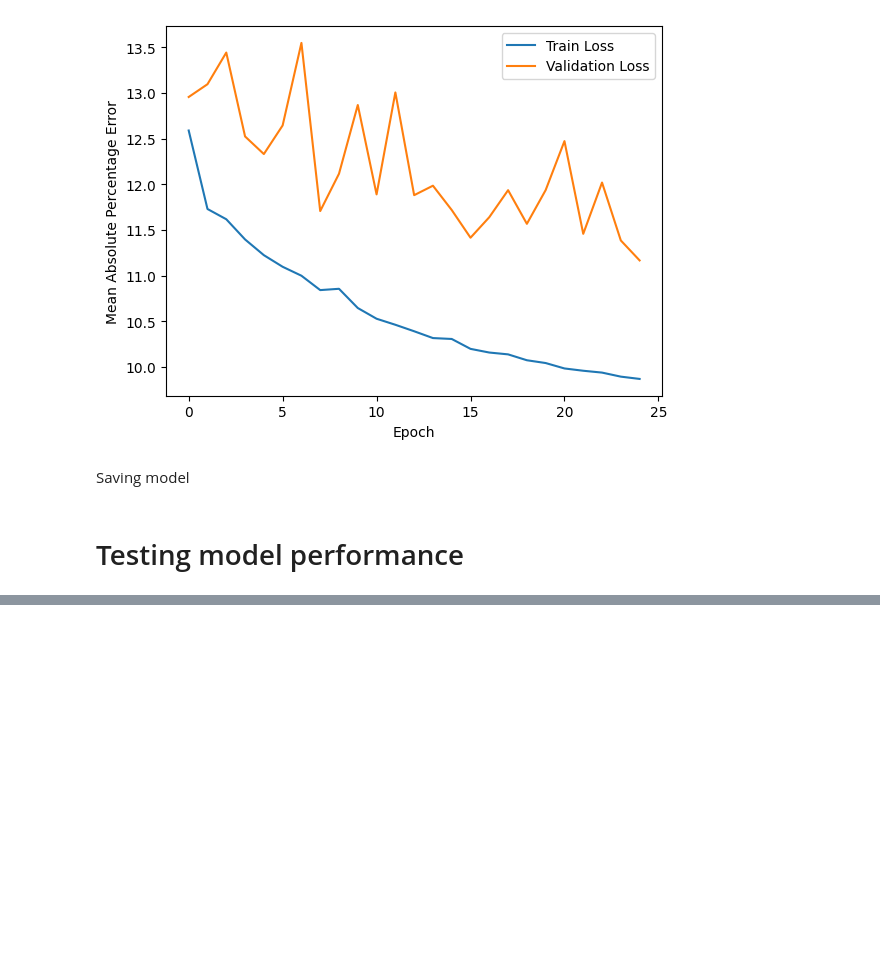
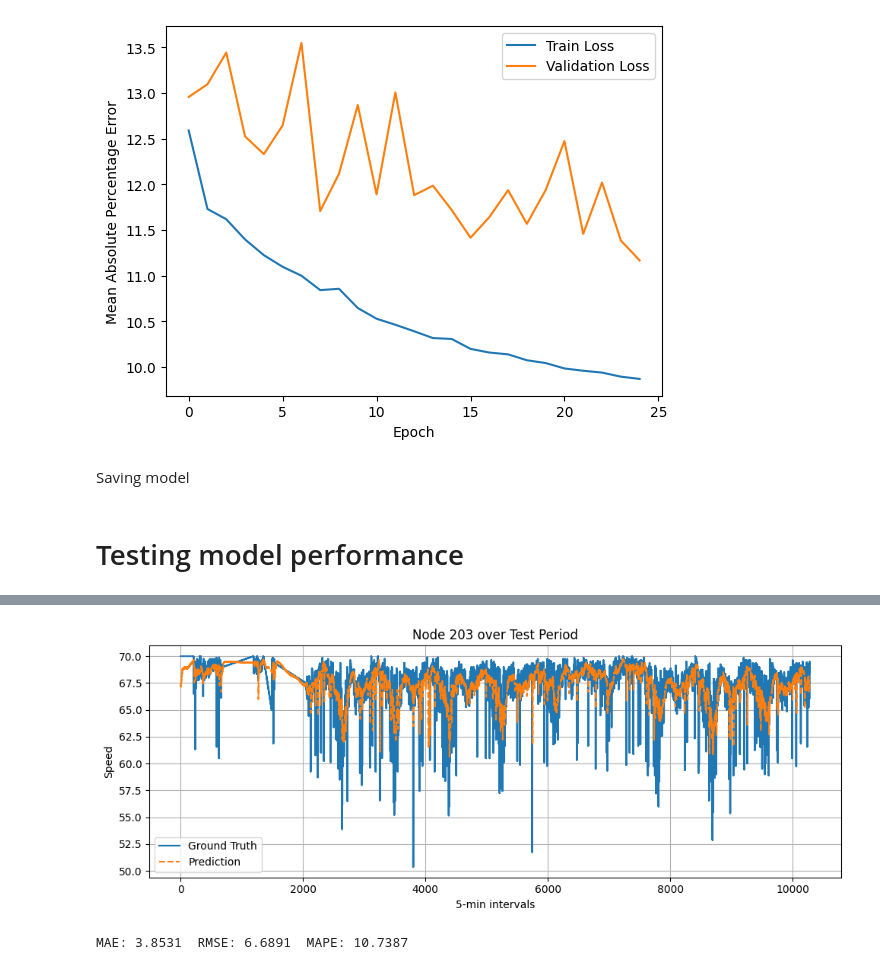
Before and after one commit to adrnabrm/traffic-prediction-GCNLSTM, a Jupyter notebook: FinalProject.ipynb, the cells around one changed output, grey strips where cells are left out. Saved outputs shown, nothing was run; the diff lists cells and outputs as text; code cells hidden in the pictures; blank space fills up the shorter version.

```diff
--- a/FinalProject.ipynb
+++ b/FinalProject.ipynb
@@ -701,3 +741,72 @@ print(f"MAPE: {mape:.4f}")
 MAE: 3.8531
 RMSE: 6.6891
 MAPE: 10.7387
+# %%
+def test_metrics(test_loader):
+    model.eval()
+
+    total_mae = 0
+    total_rmse = 0
+    total_mape = 0
+    samples = 0
+
+    all_preds = []
+    all_targs = []
+
+    with torch.no_grad():
+        for data_batch, target_batch in tqdm(test_loader, desc="Processing batch..."):
+            # prepare and predict
+            graphs = [g.to(device) for seq in data_batch for g in seq]
+            batched = Batch.from_data_list(graphs)
+            preds = model(batched, batch_size=len(data_batch))         # (B,207,3)
+            targs = target_batch.permute(0,2,1).to(device)             # (B,207,3)
+
+            # metrics
+            mae, rmse, mape, b = compute_metrics(preds, targs)
+            total_mae  += mae
+            total_rmse += rmse
+            total_mape += mape
+            samples    += b
+
+            all_preds.append(preds.cpu())
+            all_targs.append(targs.cpu())
+
+    # concatenate full test set
+    preds = torch.cat(all_preds, dim=0).numpy()   # (N,207,3)
+    targs = torch.cat(all_targs, dim=0).numpy()  # (N,207,3)
+
+    # bring horizon into axis=1, flatten for scaler if needed:
+    flat_preds = preds.transpose(0,2,1).reshape(-1, 3*207)   # (N*3,207)
+    flat_targs = targs.transpose(0,2,1).reshape(-1, 3*207)
+
+    # inverse scale here if you uncomment:
+    flat_preds = y_scaler.inverse_transform(flat_preds)
+    flat_targs = y_scaler.inverse_transform(flat_targs)
+
+    # reshape back to (N,207,3)
+    up_preds = flat_preds.reshape(-1,3,207).transpose(0,2,1)
+    up_targs = flat_targs.reshape(-1,3,207).transpose(0,2,1)
+
+    # finally flatten into continuous series: (N,207,3) -> (N*3,207)
+    preds_flat = up_preds.transpose(0,2,1).reshape(-1,207)
+    targs_flat = up_targs.transpose(0,2,1).reshape(-1,207)
+
+    # plot sensor
+    node = 203
+    plt.figure(figsize=(10,4))
+    plt.plot(targs_flat[:, node], label="Ground Truth")
+    plt.plot(preds_flat[:, node], '--', label="Prediction")
+    plt.title(f"Node {node} over Test Period")
+    plt.xlabel("5-min intervals")
+    plt.ylabel("Speed")
+    plt.legend(); plt.grid(True)
+    plt.tight_layout()
+    plt.show()
+
+    return total_mae/samples, total_rmse/samples, total_mape/samples
+
+mae, rmse, mape = test_metrics(test_loader)
+print(f"MAE: {mae:.4f}  RMSE: {rmse:.4f}  MAPE: {mape:.4f}")
+# %% [output]
+[figure, added]
+MAE: 3.8531  RMSE: 6.6891  MAPE: 10.7387
```
Also changed, not shown: parts of 2 cells of this notebook.
